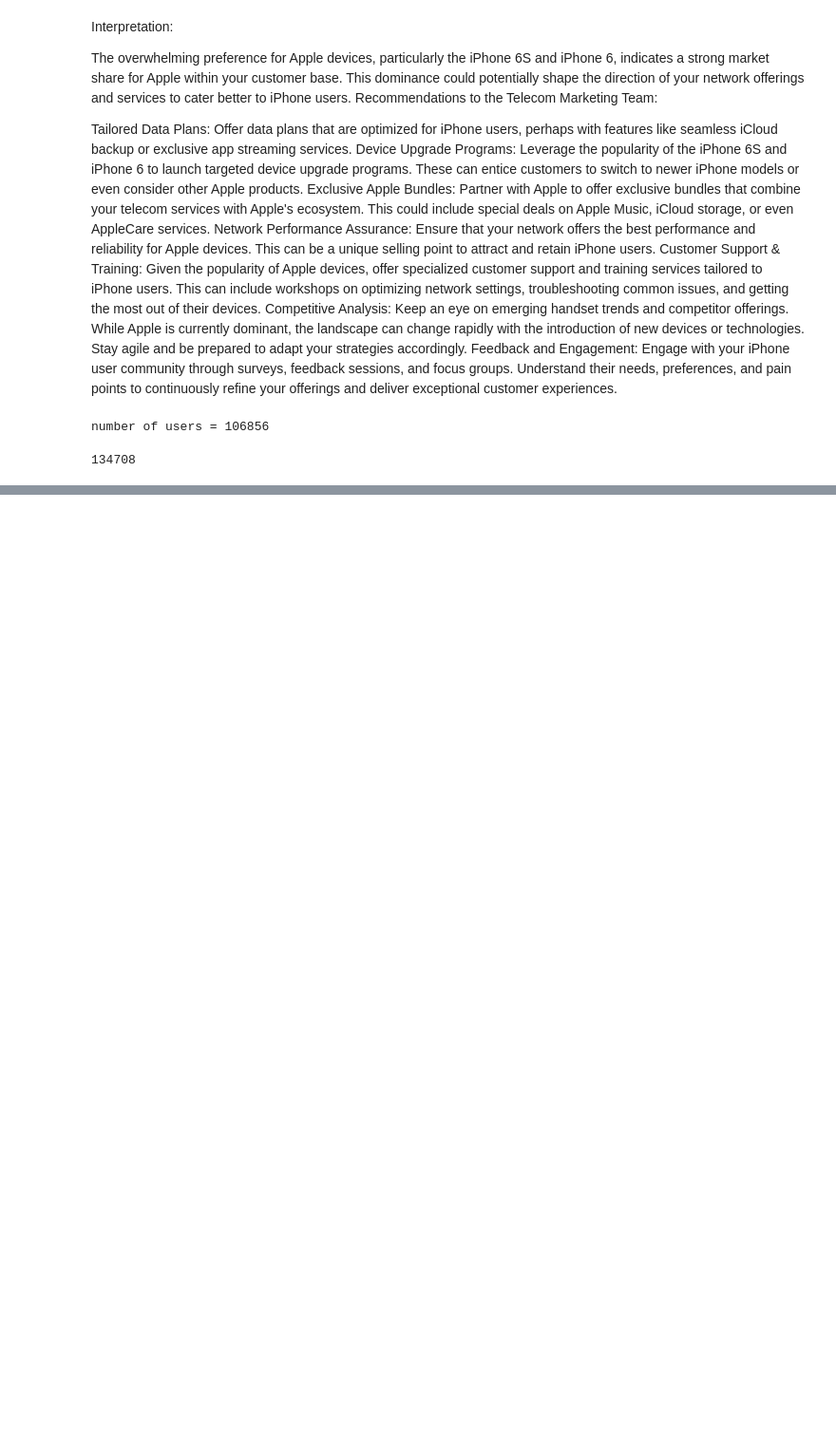
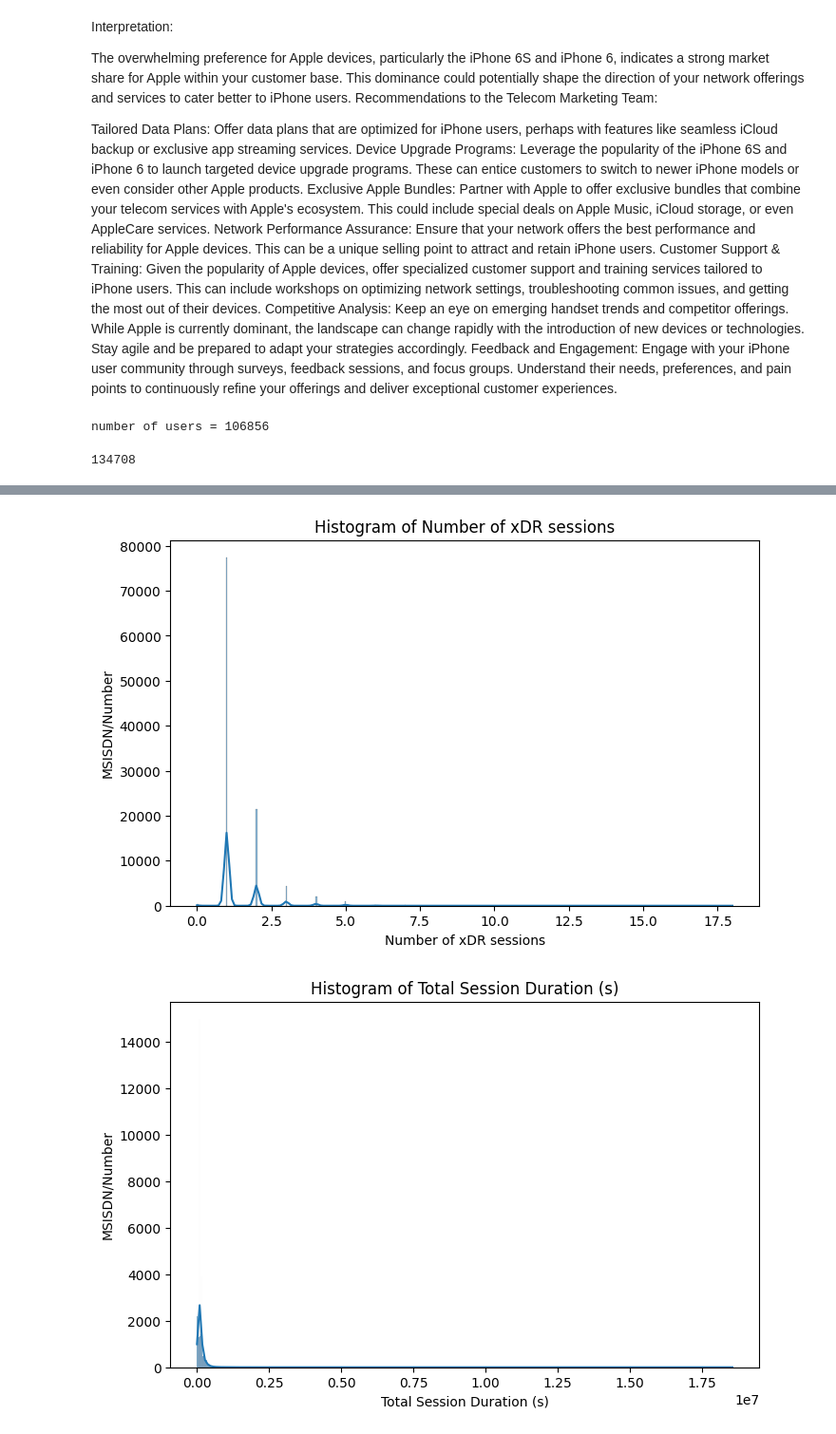
Before and after one commit to samsoneul/10ac_week1_telecom_analysis, a Jupyter notebook: notebooks/analysis.ipynb, the cells around one changed output, grey strips where cells are left out. Shown at 95% size. Drawn from its saved outputs; the diff is of its cells as text; code cells hidden in the pictures; blank space fills up the shorter version.

```diff
--- a/notebooks/analysis.ipynb
+++ b/notebooks/analysis.ipynb
@@ -217,0 +218,12 @@ print (total_dl,"and", total_ul)
+# %%
+# Aggregate per user
+user_aggregated = df.groupby('MSISDN/Number').agg({
+    'Bearer Id': 'count',               # Number of xDR sessions
+    'Dur. (ms)': 'sum',      # Total session duration
+    'Total DL (Bytes)': 'sum',          # Total download data
+    'Total UL (Bytes)': 'sum'           # Total upload data
+})
+user_aggregated.columns = ['Number of xDR sessions', 'Total Session Duration (s)',
+                           'Total Download (Bytes)', 'Total Upload (Bytes)']
+
+user_aggregated
@@ -217,0 +245,14 @@ print (total_dl,"and", total_ul)
+# %%
+# Plot histograms for selected variables
+selected_variables = ['Number of xDR sessions', 'Total Session Duration (s)',
+                           'Total Download (Bytes)', 'Total Upload (Bytes)']
+
+for variable in selected_variables:
+    plt.figure(figsize=(8, 5))
+    sns.histplot(user_aggregated[variable], kde=True)
+    plt.title(f'Histogram of {variable}')
+    plt.ylabel('MSISDN/Number')
+    plt.show()
+# %% [output]
+[figure, added]
+[figure, added]
```
Also changed, not shown: parts of 3 cells of this notebook, 1 other file.
